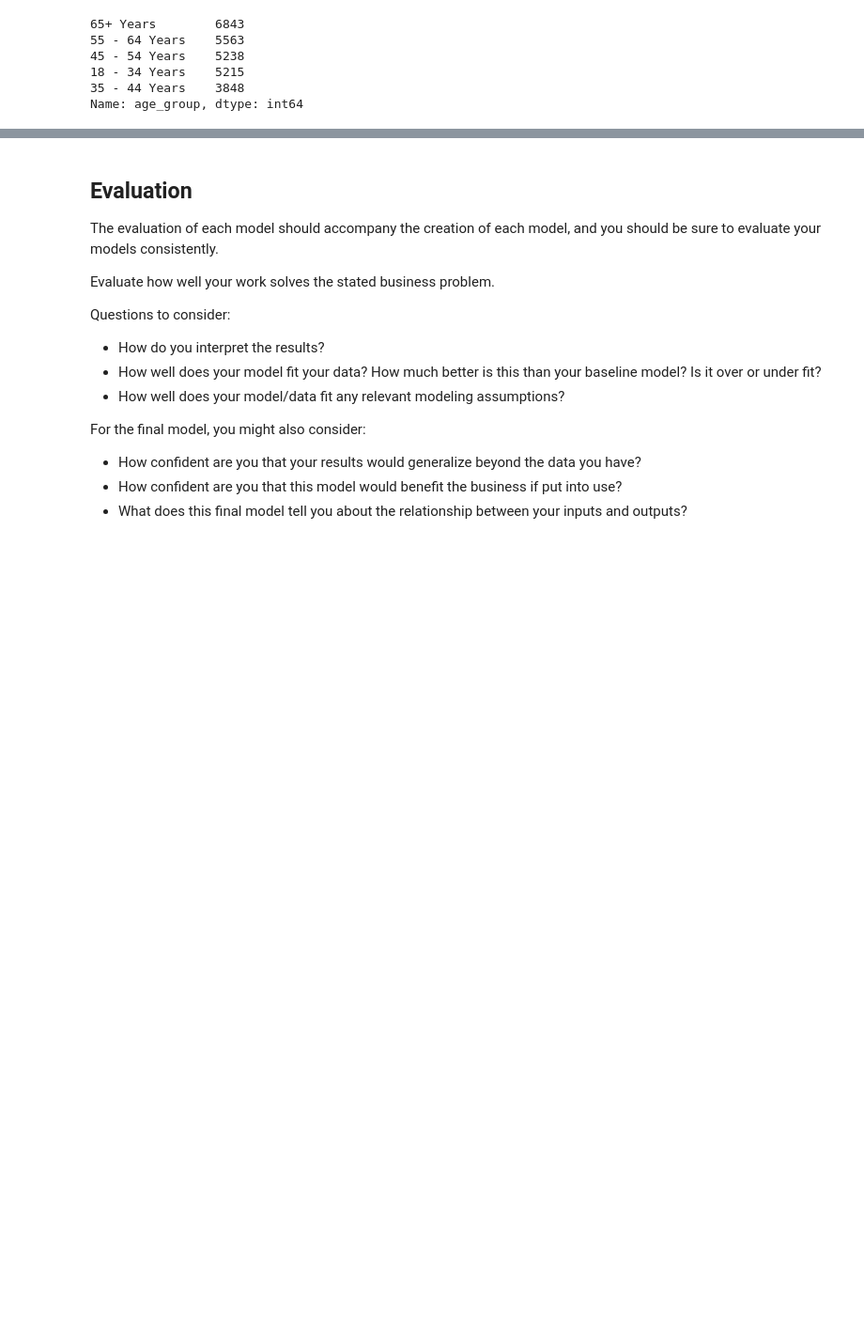
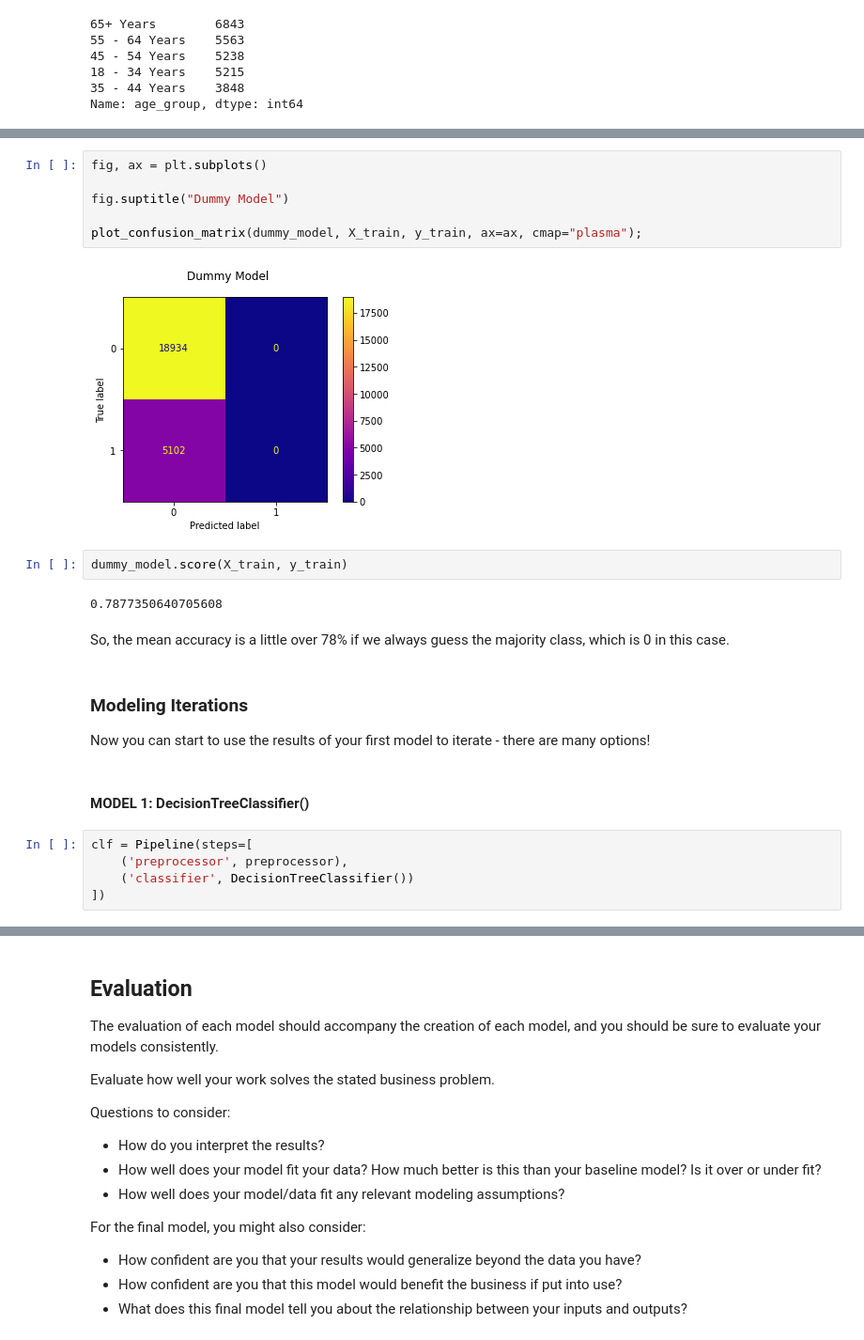
Before and after one commit to emykes/Flu_Vaccination_ML, a Jupyter notebook: Notebooks/Emine/Project3_Emine.ipynb, the cells around one changed output, grey strips where cells are left out. Shown: that part at 94% size. Drawn from its saved outputs; the diff is of its cells as text; blank space fills up the shorter version.

```diff
--- a/Notebooks/Emine/Project3_Emine.ipynb
+++ b/Notebooks/Emine/Project3_Emine.ipynb
@@ -346,0 +507,25 @@ X_train, X_test, y_train, y_test = train_test_split(X, y, test_size=0.1,
+# %%
+fig, ax = plt.subplots()
+
+fig.suptitle("Dummy Model")
+
+plot_confusion_matrix(dummy_model, X_train, y_train, ax=ax, cmap="plasma");
+# %% [output]
+[figure, added]
+# %%
+dummy_model.score(X_train, y_train)
+# %% [output]
+0.7877350640705608
+# %% [markdown]
+So, the mean accuracy is a little over 78% if we always guess the majority class, which is 0 in this case.
+# %% [markdown]
+### Modeling Iterations
+
+Now you can start to use the results of your first model to iterate - there are many options!
+# %% [markdown]
+#### MODEL 1: DecisionTreeClassifier()
+# %%
+clf = Pipeline(steps=[
+    ('preprocessor', preprocessor),
+    ('classifier', DecisionTreeClassifier())
+])
```
Also changed, not shown: parts of 53 cells of this notebook.
